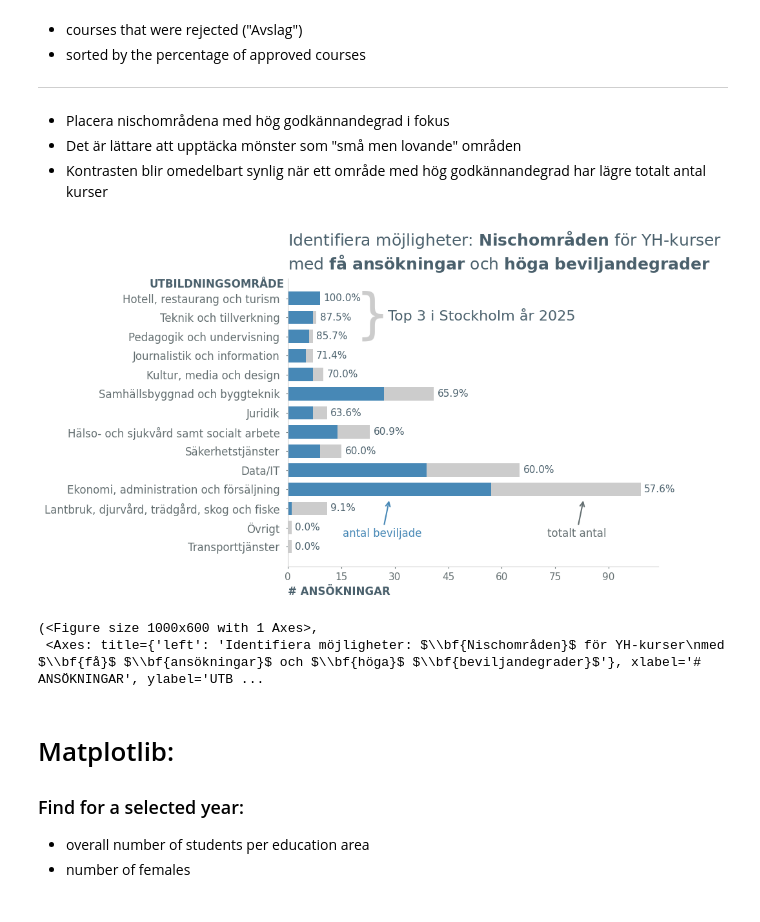
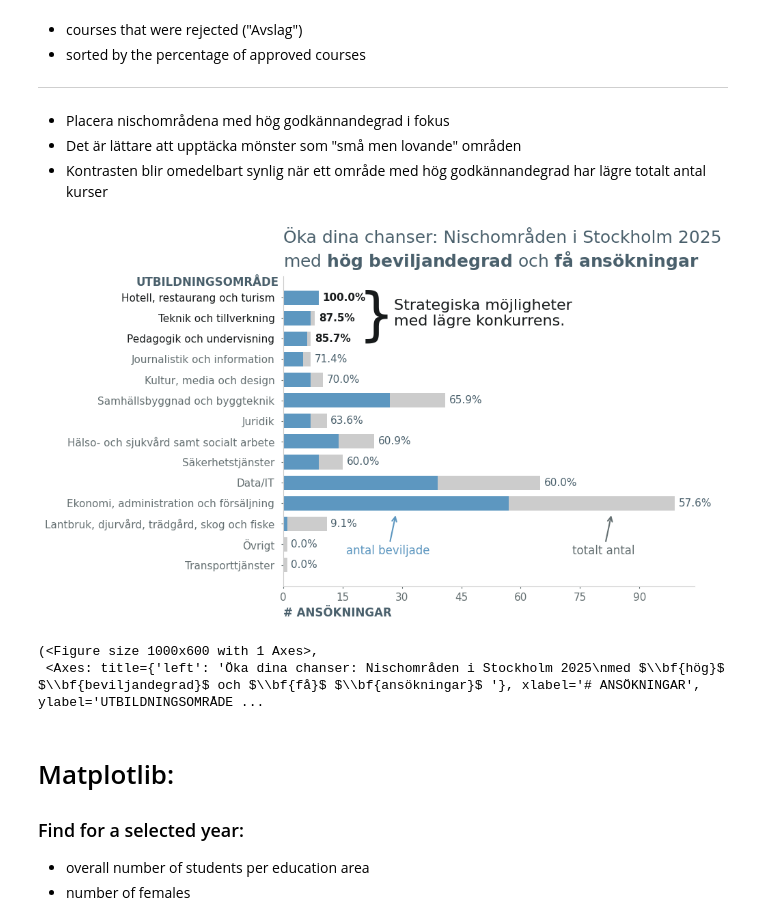
Before and after one commit to katryl-yh/yh_dahsboard_katrin_rylander, a Jupyter notebook: explorations/storytelling.ipynb, the cells around one changed output. Drawn from its saved outputs; the diff is of its cells as text; code cells hidden in the pictures.

Commit message:
finalized graph education_area_bar

```diff
--- a/explorations/storytelling.ipynb
+++ b/explorations/storytelling.ipynb
@@ -3,7 +3,8 @@
 GRAY_1 = "#CCCCCC"
 GRAY_2 = "#657072"
 GRAY_3 = "#4A606C"
-BLUE_1 = "#1f77b4"
+GRAY_4 = "#171A1B"
+BLUE_1 = "#5d97c0"
 BLUE_11 = "#0284c7"
 GRAY_11 = "#d1d5db"
 GRAY_12 = "#989898"
@@ -71,12 +72,16 @@ Data shape: (1026, 15)
 - Det är lättare att upptäcka mönster som "små men lovande" områden
 - Kontrasten blir omedelbart synlig när ett område med hög godkännandegrad har lägre totalt antal kurser
 # %%
-GRAY_1 = "#CCCCCC"
-GRAY_2 = "#657072"
-GRAY_3 = "#4A606C"
-BLUE_1 = "#4788b6"
-
-def plot_education_area_bar_with_arrows(df, county, arrow_idx=None, gray_1=GRAY_1, blue_1=BLUE_1, gray_2=GRAY_2, gray_3=GRAY_3):
+def plot_education_area_bar_with_arrows(
+        df,
+        county,
+        arrow_idx=None,
+        gray_1=GRAY_1,
+        blue_1=BLUE_1,
+        gray_2=GRAY_2,
+        gray_3=GRAY_3,
+        gray_4=GRAY_4
+        ):
     """
     Plots a horizontal bar chart showing total and approved courses per education area for a given county.
     Sorted by approval rate with arrow annotations that can be placed on a specific bar.
@@ -108,6 +113,9 @@ def plot_education_area_bar_with_arrows(df, county, arrow_idx=None, gray_1=GRAY_
 
     # Sort after approval rate
     summary = summary.sort_values("Approval Rate %")
+    # Identifiera de tre områdena med högst beviljandegrad
+    top_areas = summary.sort_values("Approval Rate %", ascending=False).head(3).index.tolist()
+
 
     # Plotting
     fig, ax = plt.subplots(figsize=(10, 6))
@@ -129,7 +137,14 @@ def plot_education_area_bar_with_arrows(df, county, arrow_idx=None, gray_1=GRAY_
 
     # Axis labels and title
     ax.set_yticks(y_pos)
-    ax.set_yticklabels(summary.index, color=gray_2, fontsize=12)
+    ax.set_yticklabels(summary.index)
+    # Uppdatera textfärger individuellt
+    for i, label in enumerate(ax.get_yticklabels()):
+        if summary.index[i] in top_areas:
+            label.set_color(gray_4)  # Samma färg som för annoteringstexten
+        else:
+            label.set_color(gray_2)  # Standardfärg
+
     ax.set_ylabel("UTBILDNINGSOMRÅDE", loc="top",
                   fontdict=dict(color=gray_3, weight="bold", size=12), rotation=0)
     ax.yaxis.set_label_coords(-0.01, 0.96)
@@ -137,9 +152,9 @@ def plot_education_area_bar_with_arrows(df, county, arrow_idx=None, gray_1=GRAY_
                   fontdict=dict(color=gray_3, weight="bold", size=12))
 
     ax.set_title(
-    "Identifiera möjligheter:"
-    + r" $\bf{Nischområden}$"
-    + " för YH-kurser\nmed " + r"$\bf{få}$ $\bf{ansökningar}$" +" och " + r"$\bf{höga}$ $\bf{beviljandegrader}$",
+    "Öka dina chanser: Nischområden i Stockholm 2025\nmed" +
+    r" $\bf{hög}$ $\bf{beviljandegrad}$" +
+    " och " + r"$\bf{få}$ $\bf{ansökningar}$" + " ",
     pad=10,
     fontdict=dict(color=gray_3, size=18),
     loc="left",
@@ -149,12 +164,19 @@ def plot_education_area_bar_with_arrows(df, county, arrow_idx=None, gray_1=GRAY_
 
     # Add approval rate text labels to the right of total bars
     for i, rate in enumerate(summary["Approval Rate %"]):
-        ax.text(summary["Total"].iloc[i] + max(summary["Total"])*0.01,
-                i,
-                f"{rate}%",
-                va='center',
-                color=gray_3,
-                fontsize=11)
+        area_name = summary.index[i]
+        text_color = gray_4 if area_name in top_areas else gray_3
+
+        ax.text(
+            summary["Total"].iloc[i] + max(summary["Total"])*0.01,
+            i,
+            f"{rate}%",
+            va='center',
+            color=text_color,  # Använd samma färglogik som för etiketterna
+            fontsize=11,
+            fontweight='bold' if area_name in top_areas else 'normal'  # Gör även fetstil för topp 3
+        )
+
 
     # Determine which category to use for arrows
     if arrow_idx is None:
@@ -199,40 +221,40 @@ def plot_education_area_bar_with_arrows(df, county, arrow_idx=None, gray_1=GRAY_
             color=blue_1,
             linewidth=1.5
         ),
         fontsize=12,
         color=blue_1,
         ha="center"
     )
     # Get max x-value for positioning
     max_x = max(summary["Total"])
 
-    ax.annotate(xy=(19, 11.25), text="}", fontsize=60, color=GRAY_1)
+    ax.annotate(xy=(19, 11.25), text="}", fontsize=60, color=GRAY_4)
     # Add information about top 3 providers - only if we have at least 3 categories
     if len(summary) >= 3:
         # Get the third category from the top (in ascending sort order)
         annotate_pos = 12
         annotate_category = summary.index[annotate_pos]
 
         ax.annotate(
-            f"Top 3 i Stockholm år 2025",
-            xy=(summary["Total"].iloc[annotate_pos] + 20, annotate_pos-0.3),
+            "Strategiska möjligheter\nmed lägre konkurrens.",
+            xy=(summary["Total"].iloc[annotate_pos] + 20, annotate_pos-0.5),
             fontsize=16,
-            color=gray_3,
+            color=gray_4,
             ha="left",
             va="bottom"
         )
 
     plt.tight_layout()
     plt.show()
 
     return fig, ax
 
 # Example usage med specifik index (t.ex. mitten av diagrammet):
 plot_education_area_bar_with_arrows(df, county="Stockholm", arrow_idx=3)  # Sätt till ett lämpligt index
 # %% [output]
-[figure, old version]
+[figure, new version]
 (<Figure size 1000x600 with 1 Axes>,
- <Axes: title={'left': 'Identifiera möjligheter: $\\bf{Nischområden}$ för YH-kurser\nmed $\\bf{få}$ $\\bf{ansökningar}$ och $\\bf{höga}$ $\\bf{beviljandegrader}$'}, xlabel='# ANSÖKNINGAR', ylabel='UTB ...
+ <Axes: title={'left': 'Öka dina chanser: Nischområden i Stockholm 2025\nmed $\\bf{hög}$ $\\bf{beviljandegrad}$ och $\\bf{få}$ $\\bf{ansökningar}$ '}, xlabel='# ANSÖKNINGAR', ylabel='UTBILDNINGSOMRÅDE ...
 # %% [markdown]
 # Matplotlib:
 ### Find for a selected year:
```
